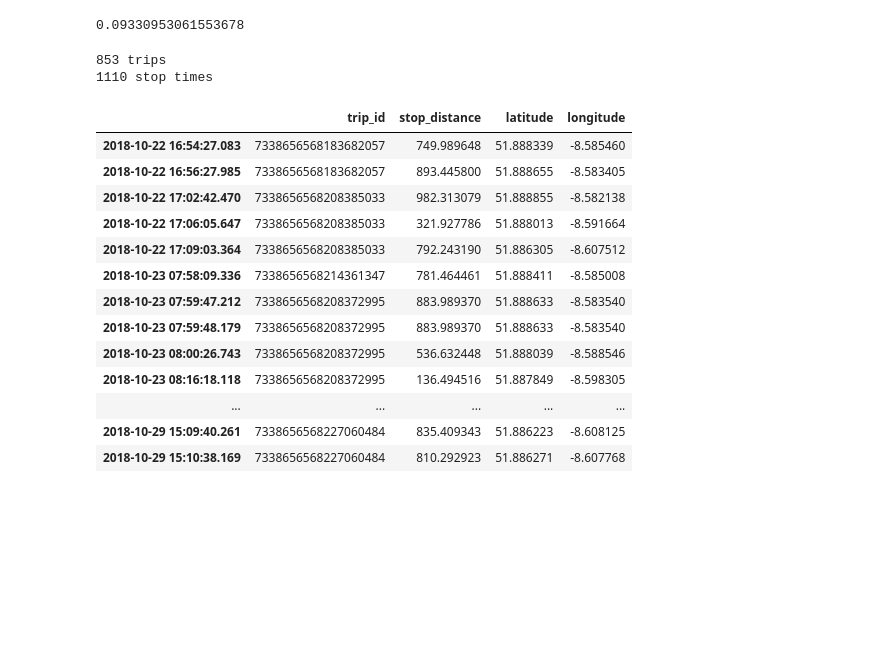
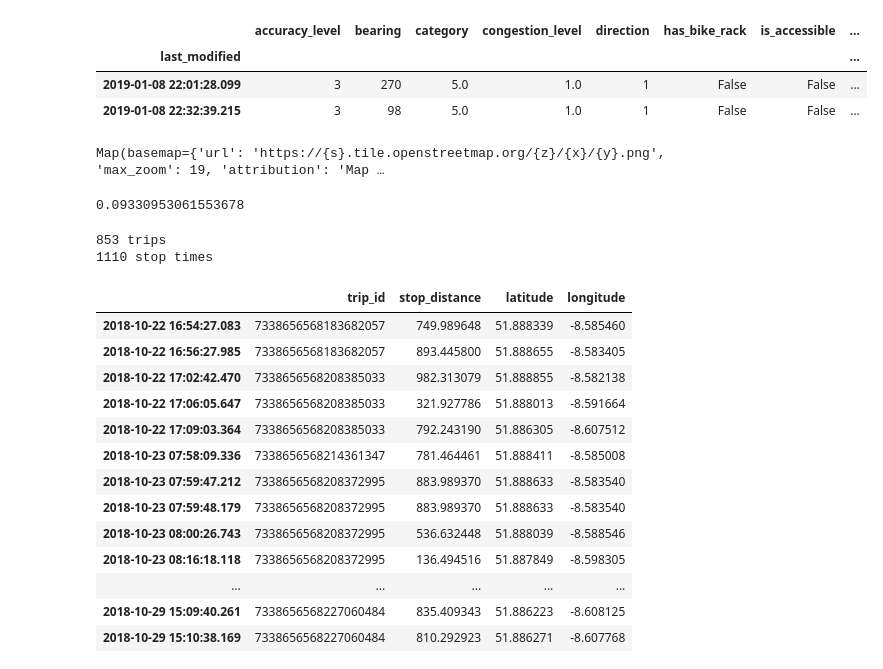
Before and after one commit to undergroundquizscene/busboy, a Jupyter notebook: ARIMA.ipynb, the cells around one changed output. Cells and saved outputs as stored; diff of their text form; code cells hidden in the pictures; blank space fills up the shorter version.

Commit message:
Estimate stop times for church_cross_east for one trip

```diff
--- a/ARIMA.ipynb
+++ b/ARIMA.ipynb
@@ -43,0 +56,7 @@ gdf.head()
+# %%
+church_cross_east = Point((51.89217, -8.55789))
+trips = gdf["trip"].unique()
+# %%
+gdf = gdf[gdf["latitude"] <= 90]
+# %%
+ds = p.stop_distances(gdf[gdf["trip"] == trips[0]], (church_cross_east.x, church_cross_east.y))
@@ -43,0 +73,7 @@ gdf.head()
+# %%
+ds[ds["stop_distance"] < 100]
+# %% [output]
+|  | accuracy_level | bearing | category | congestion_level | direction | has_bike_rack | is_accessible | ... |
+| last_modified |  |  |  |  |  |  |  | ... |
+| 2019-01-08 22:01:28.099 | 3 | 270 | 5.0 | 1.0 | 1 | False | False | ... |
+| 2019-01-08 22:32:39.215 | 3 | 98 | 5.0 | 1.0 | 1 | False | False | ... |
@@ -43,0 +91,4 @@ gdf.head()
+# %%
+themap
+# %% [output]
+Map(basemap={'url': 'https://{s}.tile.openstreetmap.org/{z}/{x}/{y}.png', 'max_zoom': 19, 'attribution': 'Map …
```
Also changed, not shown: parts of 11 cells of this notebook, 4 other files.
